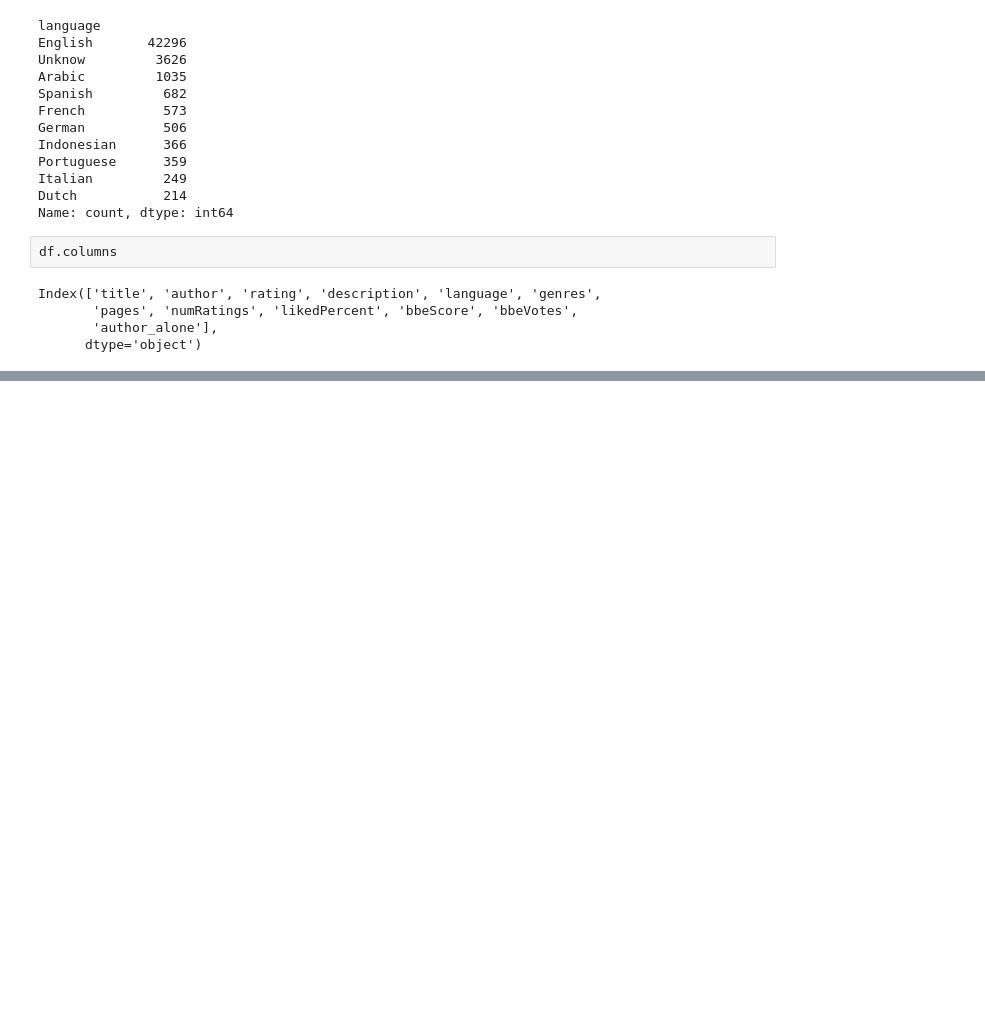
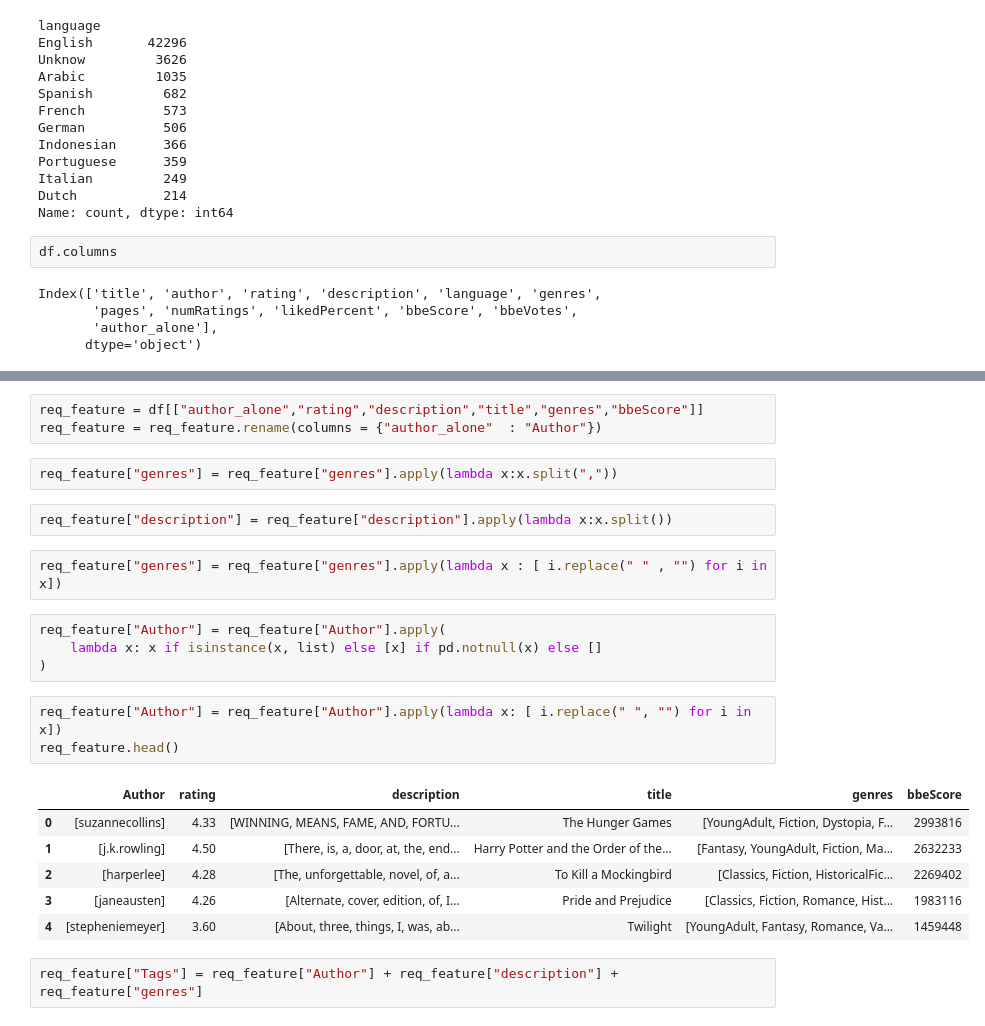
Before and after one commit to RithikDatascientist/Book_recommendation_system, a Jupyter notebook: Books_recommendation_model.ipynb, the cells around one changed output, grey strips where cells are left out. Saved outputs shown, nothing was run; the diff lists cells and outputs as text; blank space fills up the shorter version.

```diff
--- a/Books_recommendation_model.ipynb
+++ b/Books_recommendation_model.ipynb
@@ -365,0 +371,25 @@ Index(['title', 'author', 'rating', 'description', 'language', 'genres',
+# %%
+req_feature = df[["author_alone","rating","description","title","genres","bbeScore"]]
+req_feature = req_feature.rename(columns = {"author_alone"  : "Author"})
+# %%
+req_feature["genres"] = req_feature["genres"].apply(lambda x:x.split(","))
+# %%
+req_feature["description"] = req_feature["description"].apply(lambda x:x.split())
+# %%
+req_feature["genres"] = req_feature["genres"].apply(lambda x : [ i.replace(" " , "") for i in x])
+# %%
+req_feature["Author"] = req_feature["Author"].apply(
+    lambda x: x if isinstance(x, list) else [x] if pd.notnull(x) else []
+)
+# %%
+req_feature["Author"] = req_feature["Author"].apply(lambda x: [ i.replace(" ", "") for i in x])
+req_feature.head()
+# %% [output]
+|  | Author | rating | description | title | genres | bbeScore |
+| 0 | [suzannecollins] | 4.33 | [WINNING, MEANS, FAME, AND, FORTU... | The Hunger Games | [YoungAdult, Fiction, Dystopia, F... | 2993816 |
+| 1 | [j.k.rowling] | 4.50 | [There, is, a, door, at, the, end... | Harry Potter and the Order of the... | [Fantasy, YoungAdult, Fiction, Ma... | 2632233 |
+| 2 | [harperlee] | 4.28 | [The, unforgettable, novel, of, a... | To Kill a Mockingbird | [Classics, Fiction, HistoricalFic... | 2269402 |
+| 3 | [janeausten] | 4.26 | [Alternate, cover, edition, of, I... | Pride and Prejudice | [Classics, Fiction, Romance, Hist... | 1983116 |
+| 4 | [stepheniemeyer] | 3.60 | [About, three, things, I, was, ab... | Twilight | [YoungAdult, Fantasy, Romance, Va... | 1459448 |
+# %%
+req_feature["Tags"] = req_feature["Author"] + req_feature["description"] + req_feature["genres"]
```
Also changed, not shown: parts of 28 cells of this notebook.
